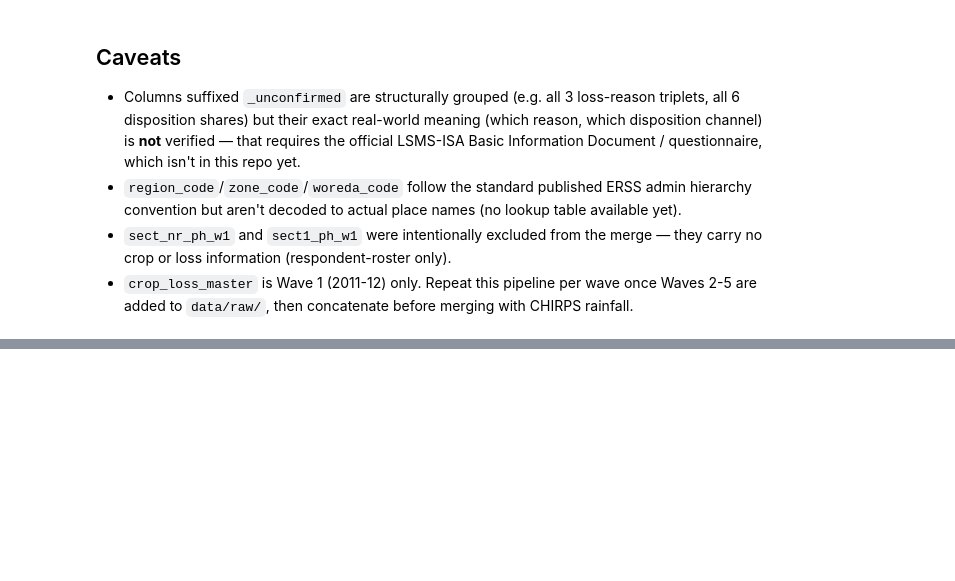
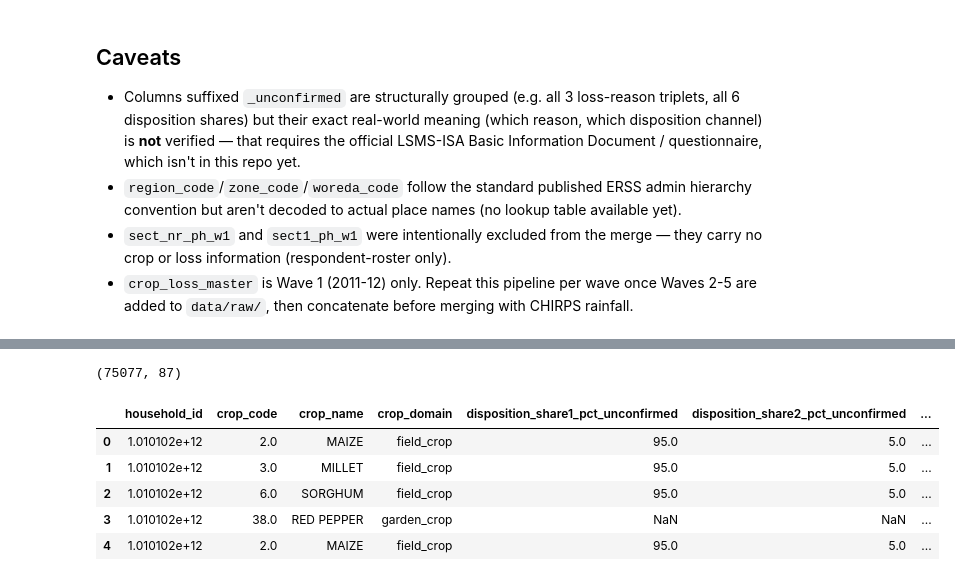
Before and after one commit to Melkam22/crop-loss-predictor-app, a Jupyter notebook: notebooks/01_data_exploration.ipynb, the cells around one changed output, grey strips where cells are left out. Saved outputs shown, nothing was run; the diff lists cells and outputs as text; code cells hidden in the pictures; blank space fills up the shorter version.

```diff
--- a/notebooks/01_data_exploration.ipynb
+++ b/notebooks/01_data_exploration.ipynb
@@ -641,0 +1061,13 @@ print(f"saved {crop_loss_master_all.shape} to {OUT_PATH_ALL}")
+# %%
+df_all = pd.read_csv("../data/processed/crop_loss_master_all.csv", low_memory=False)
+
+print(df_all.shape)
+df_all.head()
+# %% [output]
+(75077, 87)
+|  | household_id | crop_code | crop_name | crop_domain | disposition_share1_pct_unconfirmed | disposition_share2_pct_unconfirmed | ... |
+| 0 | 1.010102e+12 | 2.0 | MAIZE | field_crop | 95.0 | 5.0 | ... |
+| 1 | 1.010102e+12 | 3.0 | MILLET | field_crop | 95.0 | 5.0 | ... |
+| 2 | 1.010102e+12 | 6.0 | SORGHUM | field_crop | 95.0 | 5.0 | ... |
+| 3 | 1.010102e+12 | 38.0 | RED PEPPER | garden_crop | NaN | NaN | ... |
+| 4 | 1.010102e+12 | 2.0 | MAIZE | field_crop | 95.0 | 5.0 | ... |
```
Also changed, not shown: parts of 25 cells of this notebook, 6 other files.
